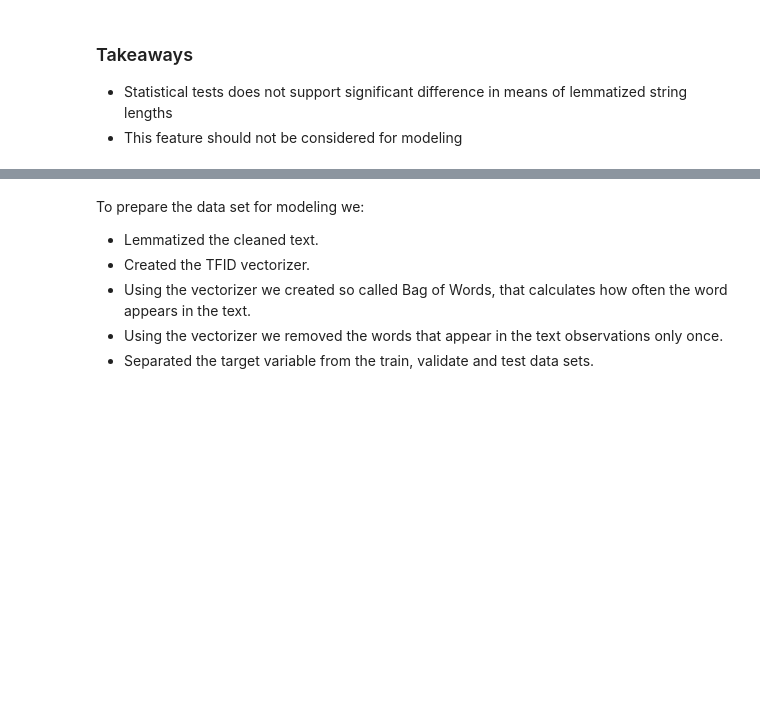
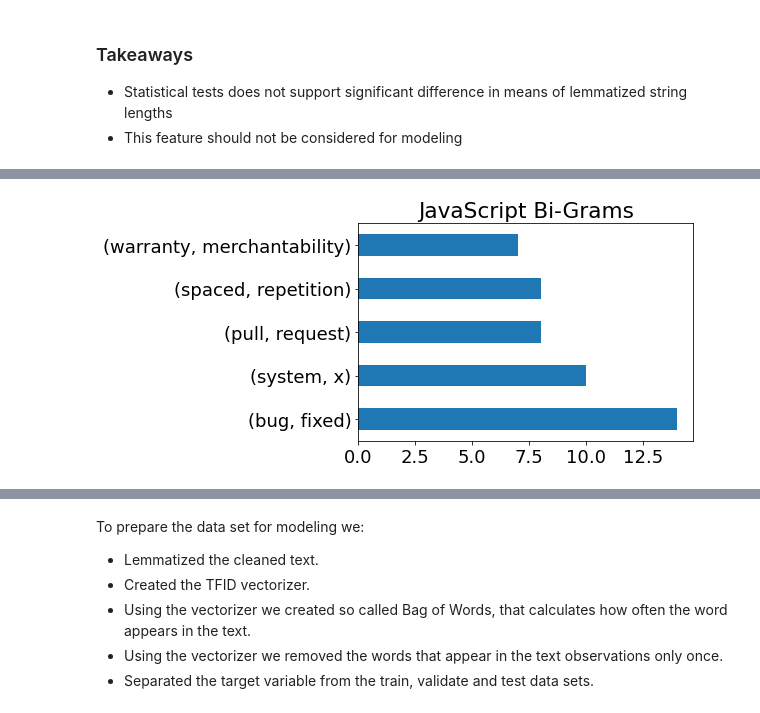
Before and after one commit to Codeup-Mirzakhani-Group1-NLP-Project/Codeup-Mirzakhani-GitHub-Scrape-NLP-Project, a Jupyter notebook: Final_Notebook_Draft.ipynb, the cells around one changed output, grey strips where cells are left out. Drawn from its saved outputs; the diff is of its cells as text; code cells hidden in the pictures; blank space fills up the shorter version.

```diff
--- a/Final_Notebook_Draft.ipynb
+++ b/Final_Notebook_Draft.ipynb
@@ -155,0 +185,4 @@ KruskalResult(statistic=1.5563404327437544, pvalue=0.6693293380228167)
+# %%
+e.qmcbt_viz_05()
+# %% [output]
+[figure, added]
```
Also changed, not shown: parts of 34 cells of this notebook.
